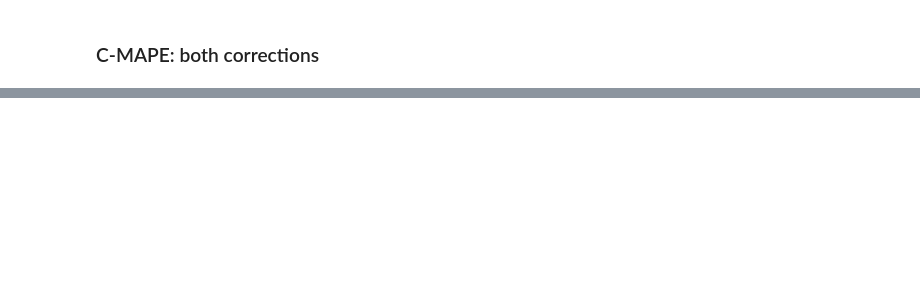
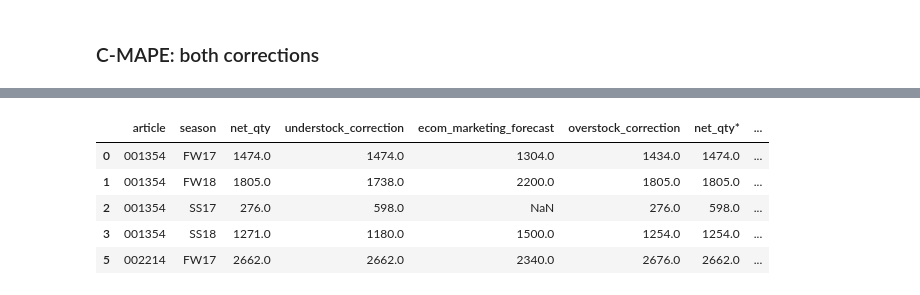
Before and after one commit to cwcomiskey/Misc, a Jupyter notebook: C_MAPE.ipynb, the cells around one changed output, grey strips where cells are left out. Drawn from its saved outputs; the diff is of its cells as text; code cells hidden in the pictures; blank space fills up the shorter version.

```diff
--- a/C_MAPE.ipynb
+++ b/C_MAPE.ipynb
@@ -727,0 +480,22 @@ def projection(net, forecast, under, over):
+# %%
+# Wall time: 42.4 s
+
+# dat.to_csv('dat_clearance.csv')
+dat_wo_clearance = pd.read_csv('dat_clearance.csv', low_memory=False, index_col = 0)
+dat_wo_clearance['consumer_order_date'] = pd.to_datetime(dat_wo_clearance['consumer_order_date'])
+
+dat_wo_clearance = dat_wo_clearance[dat_wo_clearance['clearance'] != True]
+dat_wo_clearance = pd.DataFrame(dat_wo_clearance.groupby(['article_number', 'season'])['net_qty'].sum())
+
+dat_wo_clearance.reset_index(inplace=True)
+dat_wo_clearance.rename(columns = {'article_number': 'article', 'net_qty': 'overstock_correction'}, inplace = True)
+dat_wo_clearance.set_index(['article', 'season'], inplace = True)
+
+del dat_wo_clearance
+# %%
+dat_season = pd.merge(dat_season, dat_wo_clearance,
+                             how = 'outer',
+                             left_index = True,
+                             right_index = True)
+# %%
+dat_season.reset_index(inplace = True)
@@ -728 +518,10 @@ def projection(net, forecast, under, over):
+# %%
+dat_season.head()
+# %% [output]
+|  | article | season | net_qty | understock_correction | ecom_marketing_forecast | overstock_correction | net_qty* | ... |
+| 0 | 001354 | FW17 | 1474.0 | 1474.0 | 1304.0 | 1434.0 | 1474.0 | ... |
+| 1 | 001354 | FW18 | 1805.0 | 1738.0 | 2200.0 | 1805.0 | 1805.0 | ... |
+| 2 | 001354 | SS17 | 276.0 | 598.0 | NaN | 276.0 | 598.0 | ... |
+| 3 | 001354 | SS18 | 1271.0 | 1180.0 | 1500.0 | 1254.0 | 1254.0 | ... |
+| 5 | 002214 | FW17 | 2662.0 | 2662.0 | 2340.0 | 2676.0 | 2662.0 | ... |
 # %%
```
Also changed, not shown: parts of 117 cells of this notebook.
